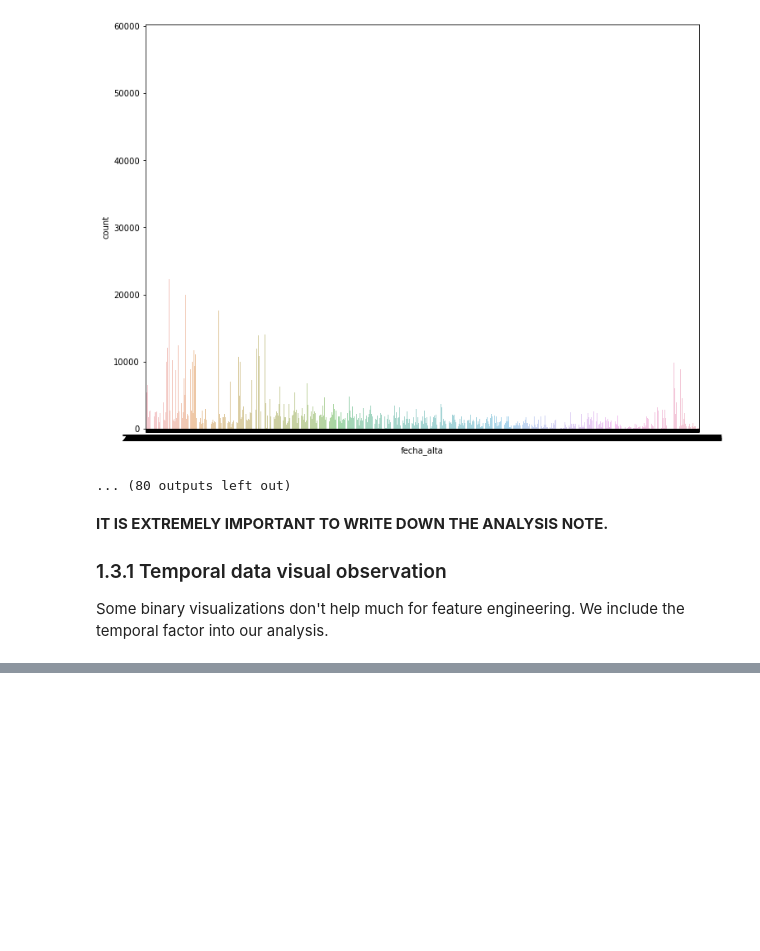
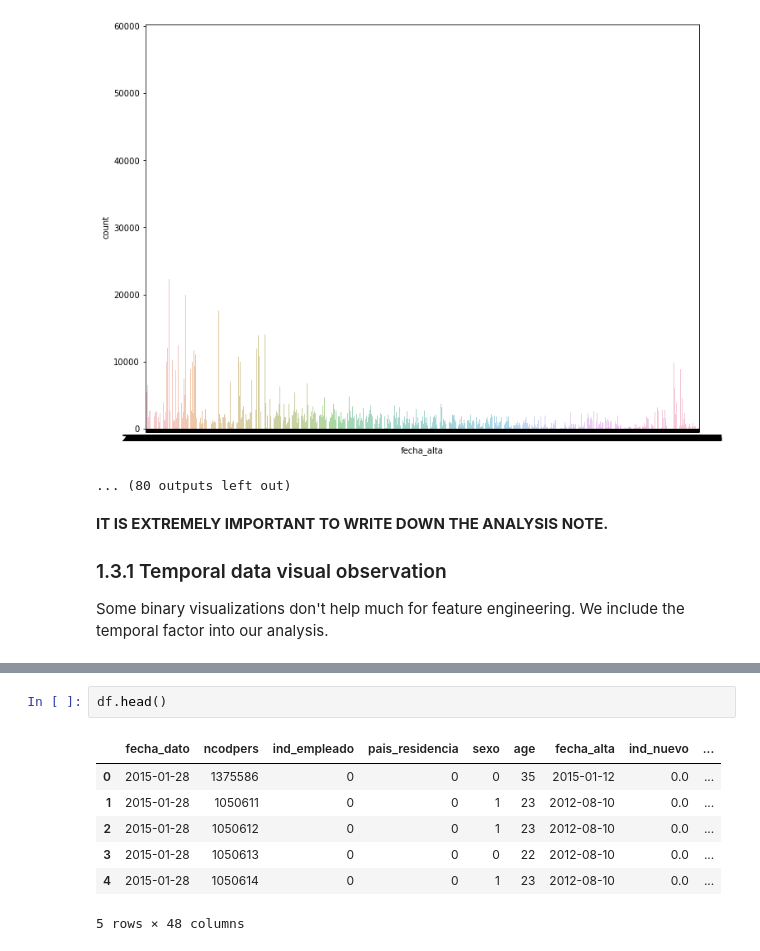
Before and after one commit to therobinkay/DS_training, a Jupyter notebook: santander/santander.ipynb, the cells around one changed output, grey strips where cells are left out. Saved outputs shown, nothing was run; the diff lists cells and outputs as text; blank space fills up the shorter version.

```diff
--- a/santander/santander.ipynb
+++ b/santander/santander.ipynb
@@ -211,0 +401,10 @@ plt.legend([plt.Rectangle((0,0),1,1,fc=color_list[i%8], edgecolor='none') for i
+# %%
+df.head()
+# %% [output]
+|  | fecha_dato | ncodpers | ind_empleado | pais_residencia | sexo | age | fecha_alta | ind_nuevo | ... |
+| 0 | 2015-01-28 | 1375586 | 0 | 0 | 0 | 35 | 2015-01-12 | 0.0 | ... |
+| 1 | 2015-01-28 | 1050611 | 0 | 0 | 1 | 23 | 2012-08-10 | 0.0 | ... |
+| 2 | 2015-01-28 | 1050612 | 0 | 0 | 1 | 23 | 2012-08-10 | 0.0 | ... |
+| 3 | 2015-01-28 | 1050613 | 0 | 0 | 0 | 22 | 2012-08-10 | 0.0 | ... |
+| 4 | 2015-01-28 | 1050614 | 0 | 0 | 1 | 23 | 2012-08-10 | 0.0 | ... |
+5 rows × 48 columns
```
Also changed, not shown: parts of 19 cells of this notebook.
